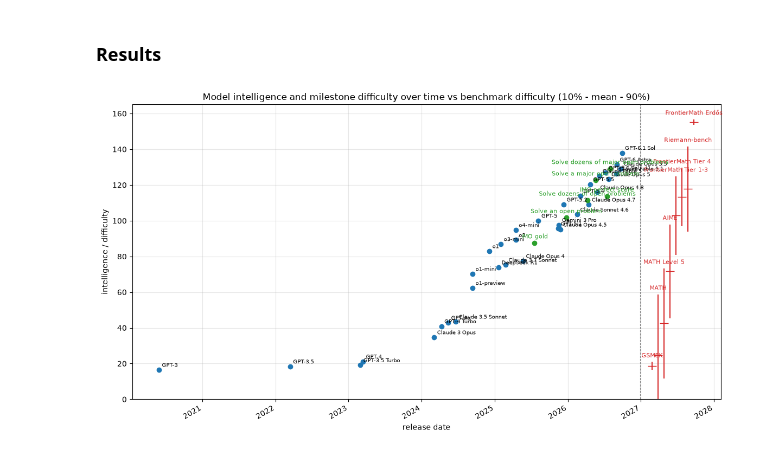
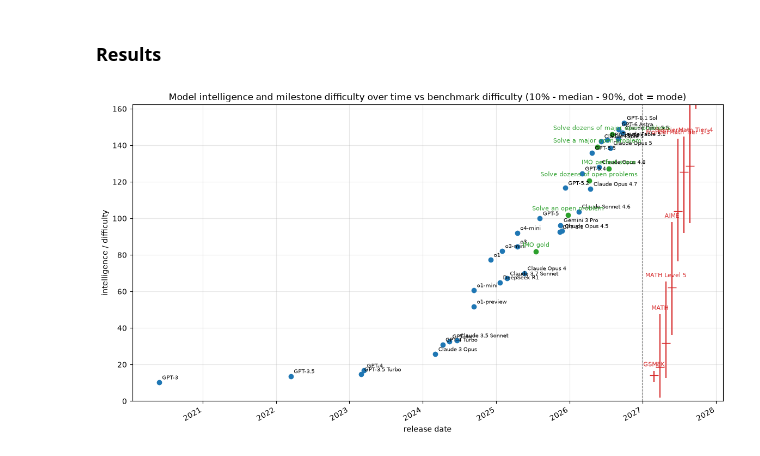
Before and after one commit to angeluriot/LLM_index, a Jupyter notebook: main.ipynb, the cells around one changed output. Drawn from its saved outputs; the diff is of its cells as text; code cells hidden in the pictures.

```diff
--- a/main.ipynb
+++ b/main.ipynb
@@ -43,45 +44,47 @@ model_ids = list(data.models)
 dates = [data.models[id].release_date for id in model_ids]
 scores = [output.model_intelligences[id] for id in model_ids]
 
-benchmark_ids = list(output.benchmark_difficulty_means)
+benchmark_ids = list(output.benchmark_difficulty_modes)
 milestone_ids = list(output.milestone_difficulties)
 benchmark_x0 = max(dates) + timedelta(days=150)
 
 fig, ax = plt.subplots(figsize=(14, 8))
 
 ax.plot(dates, scores, 'o', color='tab:blue')
 
 for id, x, y in zip(model_ids, dates, scores):
 	ax.annotate(data.models[id].name, (x, y), textcoords='offset points', xytext=(4, 4), fontsize=7)
 
-bottom_10p_std = torch.distributions.Normal(0, 1).icdf(torch.tensor(0.1)).item()
+quantiles = torch.tensor([0.1, 0.5, 0.9])
+benchmark_medians = []
 
 for i, id in enumerate(benchmark_ids):
-	mean = output.benchmark_difficulty_means[id]
-	std = output.benchmark_difficulty_stds[id]
-	low = mean + bottom_10p_std * std
-	high = mean - bottom_10p_std * std
+	mode = torch.tensor(output.benchmark_difficulty_modes[id])
+	low_std = torch.tensor(output.benchmark_difficulty_low_stds[id])
+	high_std = torch.tensor(output.benchmark_difficulty_high_stds[id])
+	low, median, high = inverse_cumulative_split_normal(quantiles, mode, low_std, high_std).tolist()
+	benchmark_medians.append(median)
 	x = benchmark_x0 + timedelta(days=30 * i)
 
 	ax.vlines(x, low, high, color='tab:red', linewidth=1.5)
-	ax.plot([x], [mean], marker='_', markersize=12, color='tab:red')
+	ax.plot([x], [median], marker='_', markersize=12, color='tab:red')
 	ax.annotate(data.benchmarks[id].name, (x, high), textcoords='offset points', xytext=(0, 6), fontsize=8, color='tab:red', ha='center')
 
 for id in milestone_ids:
 	difficulty = output.milestone_difficulties[id]
 	x = data.milestones[id].date_first
 
 	ax.plot([x], [difficulty], marker='o', markersize=6, color='tab:green')
 	ax.annotate(data.milestones[id].name, (x, difficulty), textcoords='offset points', xytext=(0, 6), fontsize=8, color='tab:green', ha='center')
 
 ax.axvline(max(dates) + timedelta(days=90), color='gray', linestyle='--', linewidth=0.8)
 
 ax.set_xlabel('release date')
 ax.set_ylabel('intelligence / difficulty')
-ax.set_title('Model intelligence and milestone difficulty over time vs benchmark difficulty (10% - mean - 90%)')
-ax.set_ylim(bottom=0)
+ax.set_title('Model intelligence and milestone difficulty over time vs benchmark difficulty (10% - median - 90%, dot = mode)')
+ax.set_ylim(0, max(scores) + 10)
 ax.grid(alpha=0.3)
 fig.autofmt_xdate()
 plt.show()
 # %% [output]
-[figure, old version]
+[figure, new version]
```
Also changed, not shown: parts of 2 cells of this notebook, 4 other files.
